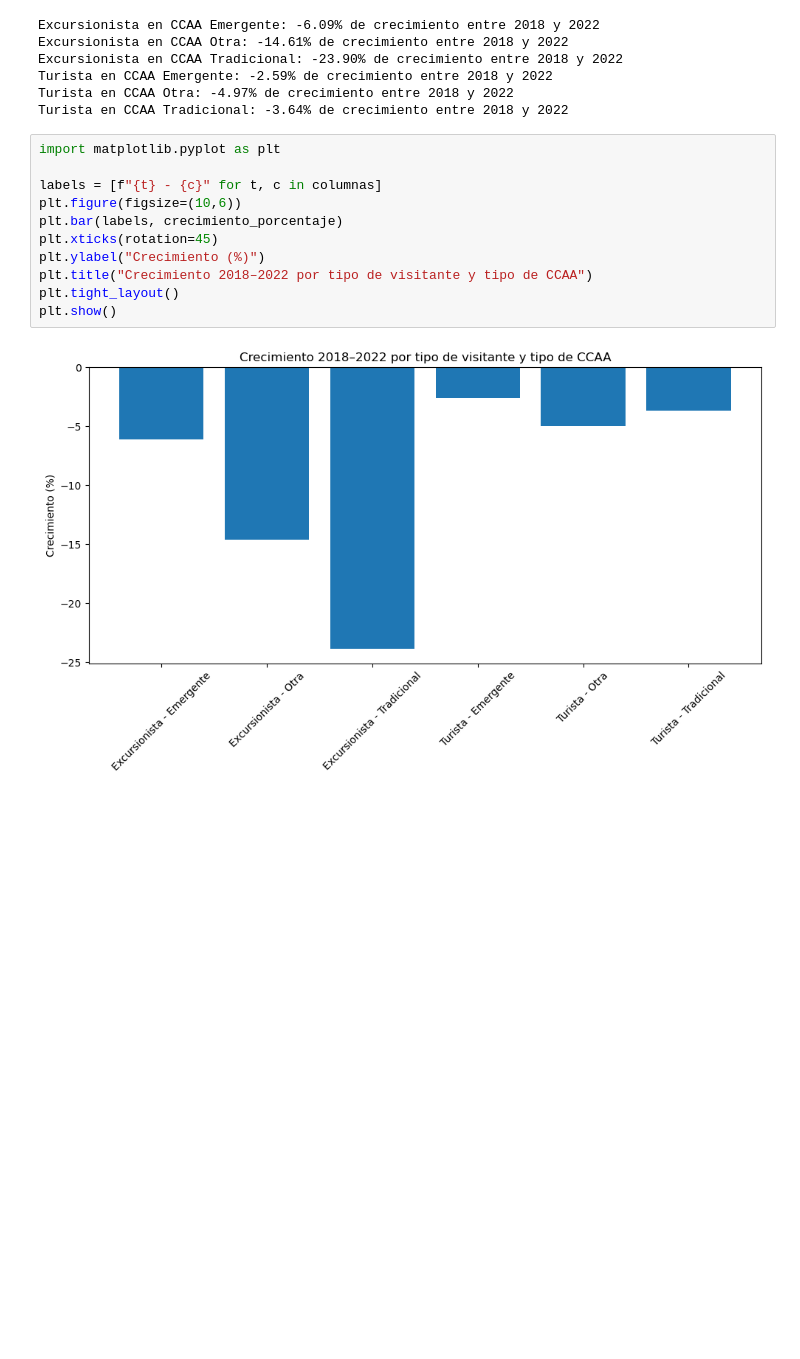
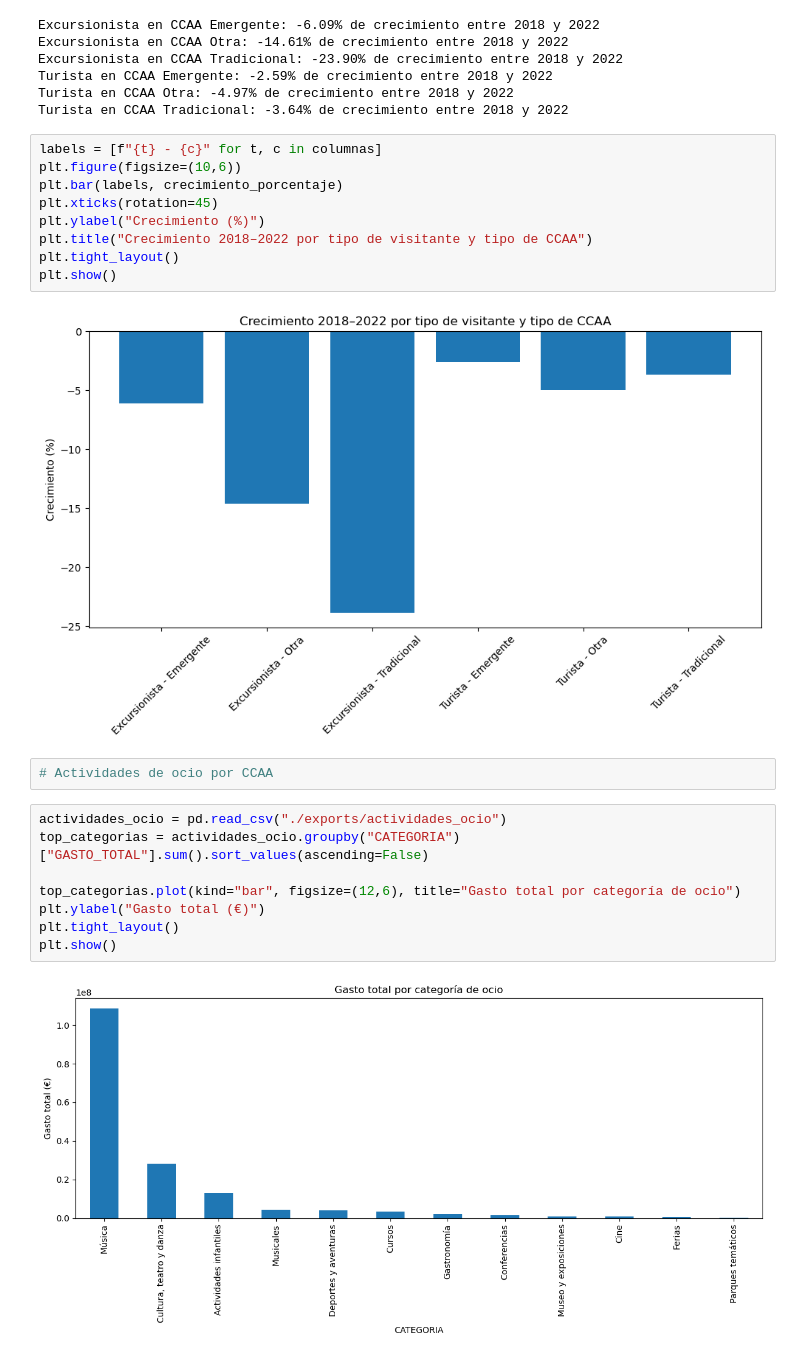
Before and after one commit to lorenabao/ETL_Turismo, a Jupyter notebook: 04_Visualization.ipynb, the cells around one changed output. Drawn from its saved outputs; the diff is of its cells as text; blank space fills up the shorter version.

```diff
--- a/04_Visualization.ipynb
+++ b/04_Visualization.ipynb
@@ -148,8 +148,6 @@ Turista en CCAA Emergente: -2.59% de crecimiento entre 2018 y 2022
 Turista en CCAA Otra: -4.97% de crecimiento entre 2018 y 2022
 Turista en CCAA Tradicional: -3.64% de crecimiento entre 2018 y 2022
 # %%
-import matplotlib.pyplot as plt
-
 labels = [f"{t} - {c}" for t, c in columnas]
 plt.figure(figsize=(10,6))
 plt.bar(labels, crecimiento_porcentaje)
@@ -160,3 +158,15 @@ plt.tight_layout()
 plt.show()
 # %% [output]
 [figure]
+# %%
+# Actividades de ocio por CCAA
+# %%
+actividades_ocio = pd.read_csv("./exports/actividades_ocio")
+top_categorias = actividades_ocio.groupby("CATEGORIA")["GASTO_TOTAL"].sum().sort_values(ascending=False)
+
+top_categorias.plot(kind="bar", figsize=(12,6), title="Gasto total por categoría de ocio")
+plt.ylabel("Gasto total (€)")
+plt.tight_layout()
+plt.show()
+# %% [output]
+[figure, added]
```
Also changed, not shown: parts of 2 cells of this notebook, 4 other files.
